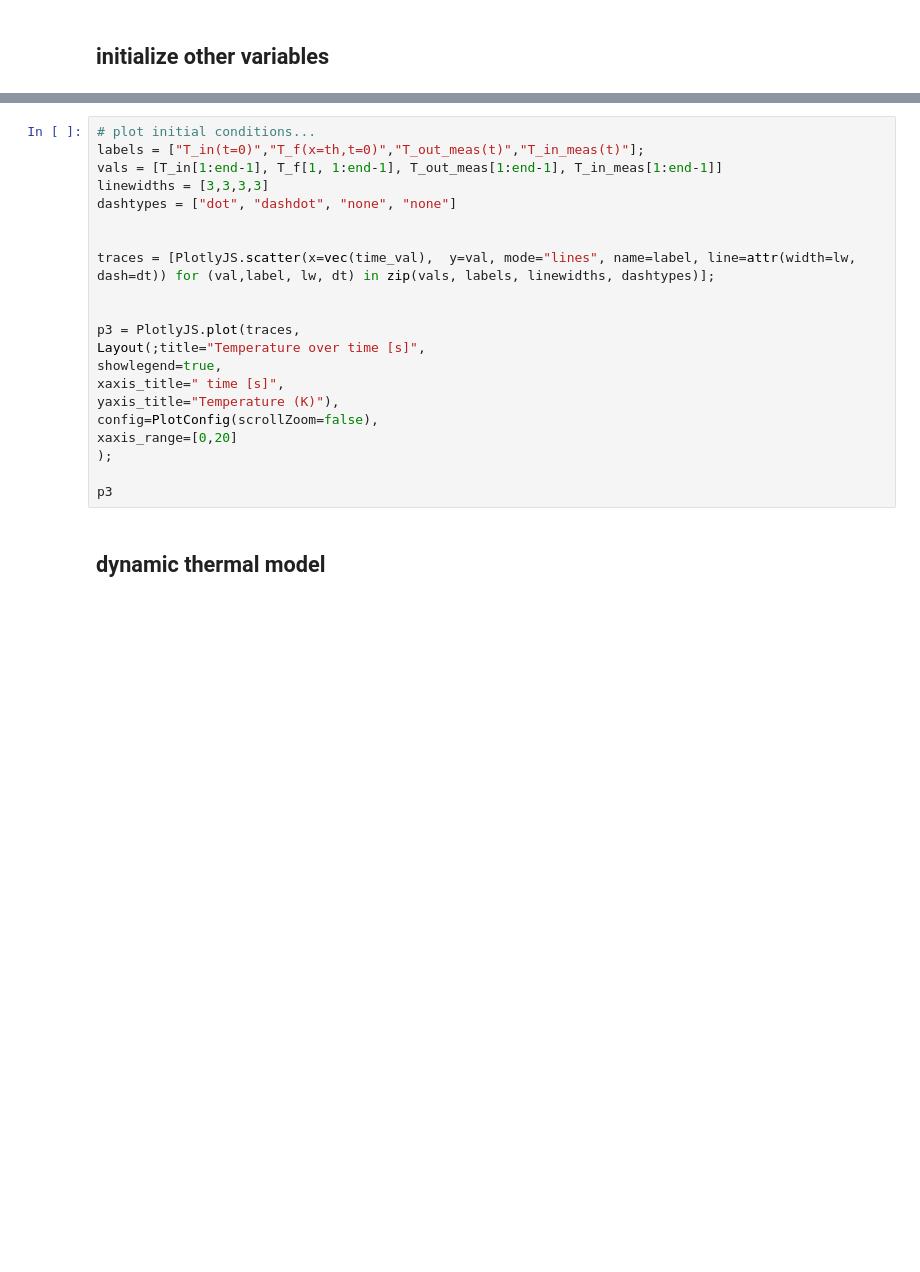
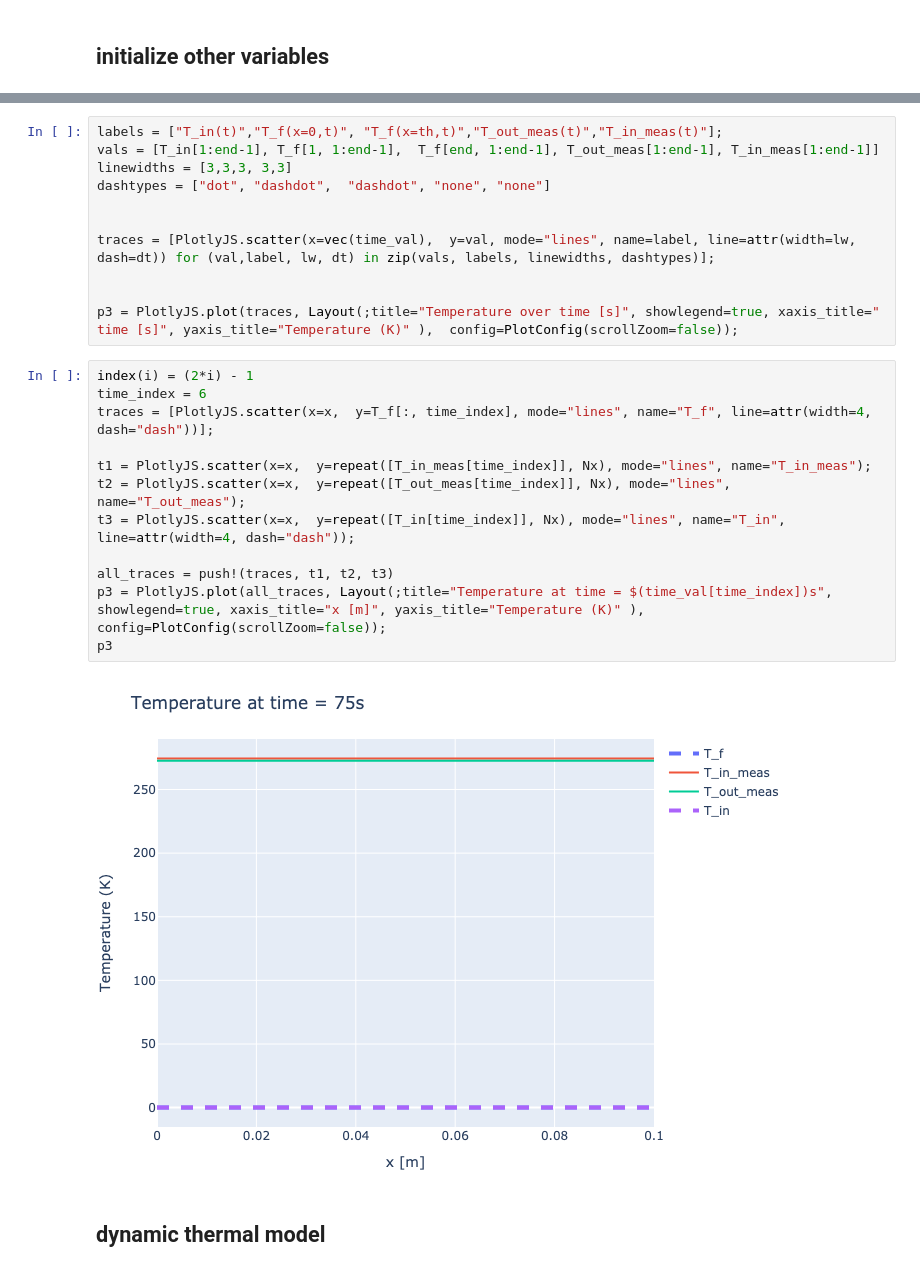
Before and after one commit to juliet29/bthermal_model, a Jupyter notebook: notebooks/appliedBtm_111622.ipynb, the cells around one changed output, grey strips where cells are left out. Drawn from its saved outputs; the diff is of its cells as text; blank space fills up the shorter version.

```diff
--- a/notebooks/appliedBtm_111622.ipynb
+++ b/notebooks/appliedBtm_111622.ipynb
@@ -123,25 +140,29 @@ E_conv_in_time = zeros(length(time_val));
 # boundary condition for fabric temperature matrix calculation
 b = zeros(1,Nx);
 # %%
-# plot initial conditions...
-labels = ["T_in(t=0)","T_f(x=th,t=0)","T_out_meas(t)","T_in_meas(t)"];
-vals = [T_in[1:end-1], T_f[1, 1:end-1], T_out_meas[1:end-1], T_in_meas[1:end-1]]
-linewidths = [3,3,3,3]
-dashtypes = ["dot", "dashdot", "none", "none"]
+labels = ["T_in(t)","T_f(x=0,t)", "T_f(x=th,t)","T_out_meas(t)","T_in_meas(t)"];
+vals = [T_in[1:end-1], T_f[1, 1:end-1],  T_f[end, 1:end-1], T_out_meas[1:end-1], T_in_meas[1:end-1]]
+linewidths = [3,3,3, 3,3]
+dashtypes = ["dot", "dashdot",  "dashdot", "none", "none"]
 
 
 traces = [PlotlyJS.scatter(x=vec(time_val),  y=val, mode="lines", name=label, line=attr(width=lw, dash=dt)) for (val,label, lw, dt) in zip(vals, labels, linewidths, dashtypes)];
 
 
-p3 = PlotlyJS.plot(traces,
-Layout(;title="Temperature over time [s]",
-showlegend=true,
-xaxis_title=" time [s]",
-yaxis_title="Temperature (K)"),
-config=PlotConfig(scrollZoom=false),
-xaxis_range=[0,20]
-);
-
-p3
+p3 = PlotlyJS.plot(traces, Layout(;title="Temperature over time [s]", showlegend=true, xaxis_title=" time [s]", yaxis_title="Temperature (K)" ),  config=PlotConfig(scrollZoom=false));
+# %%
+index(i) = (2*i) - 1
+time_index = 6
+traces = [PlotlyJS.scatter(x=x,  y=T_f[:, time_index], mode="lines", name="T_f", line=attr(width=4, dash="dash"))];
+
+t1 = PlotlyJS.scatter(x=x,  y=repeat([T_in_meas[time_index]], Nx), mode="lines", name="T_in_meas");
+t2 = PlotlyJS.scatter(x=x,  y=repeat([T_out_meas[time_index]], Nx), mode="lines", name="T_out_meas");
+t3 = PlotlyJS.scatter(x=x,  y=repeat([T_in[time_index]], Nx), mode="lines", name="T_in", line=attr(width=4, dash="dash"));
+
+all_traces = push!(traces, t1, t2, t3)
+p3 = PlotlyJS.plot(all_traces, Layout(;title="Temperature at time = $(time_val[time_index])s", showlegend=true, xaxis_title="x [m]", yaxis_title="Temperature (K)" ),  config=PlotConfig(scrollZoom=false));
+p3
+# %% [output]
+[figure, added]
 # %% [markdown]
 ## dynamic thermal model
```
Also changed, not shown: parts of 10 cells of this notebook, 2 other files.
